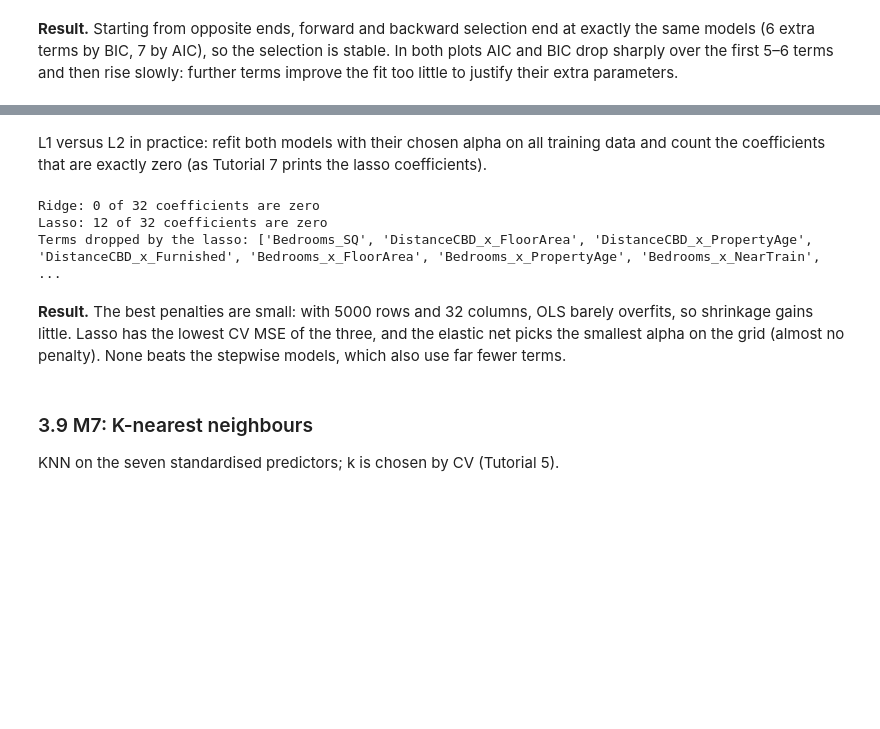
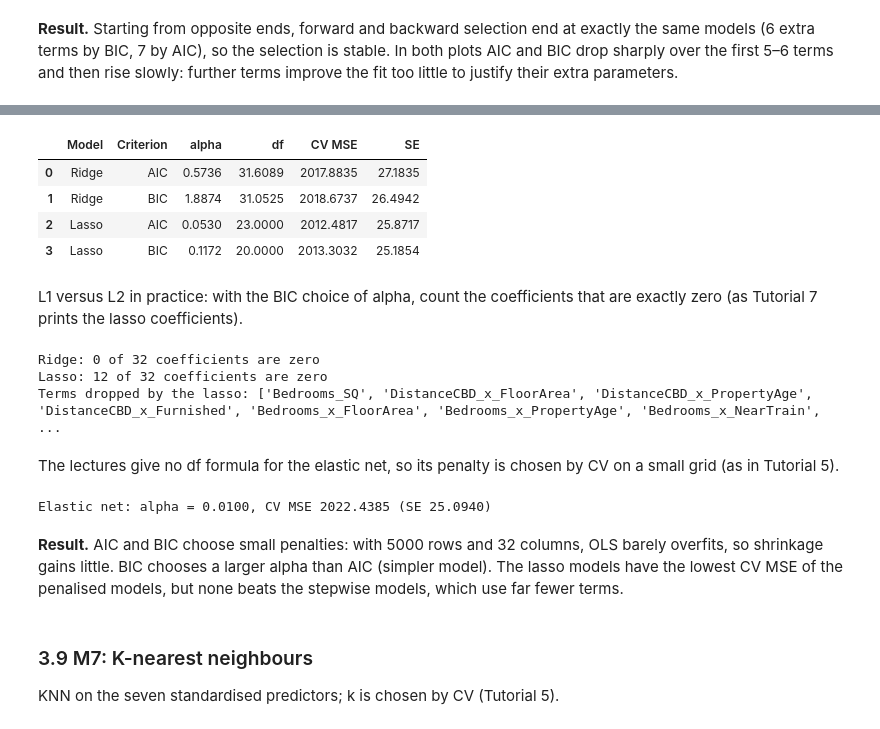
Before and after one commit to QingXueli/qbus2820, a Jupyter notebook: SID_Assignment1_implementation.ipynb, the cells around one changed output, grey strips where cells are left out. Cells and saved outputs as stored; diff of their text form; code cells hidden in the pictures; blank space fills up the shorter version.

```diff
--- a/SID_Assignment1_implementation.ipynb
+++ b/SID_Assignment1_implementation.ipynb
@@ -890,4 +905,32 @@ M6: Elastic net (alpha = 0.0100, l1_ratio = 0.9): CV MSE 2022.4385 (SE 25.0940)
+# %%
+# NOTE: not from tutorial — reason: make_pipeline puts the StandardScaler inside each CV fold, so the validation fold is
+#       never used to compute the mean and standard deviation (decision at Checkpoint 0)
+from sklearn.pipeline import make_pipeline
+from sklearn.preprocessing import StandardScaler
+
+# Evaluate the ridge and lasso models chosen by AIC and BIC with the same 10-fold CV as the other models
+m6_summary = []
+for name in ['Ridge', 'Lasso']:
+    for criterion in ['AIC', 'BIC']:
+        row = m6_path.loc[m6_path[name + ' ' + criterion].idxmin()]   # row with the smallest AIC (or BIC)
+        alpha = row['alpha']
+        if name == 'Ridge':
+            model = make_pipeline(StandardScaler(), Ridge(alpha = alpha))
+        else:
+            model = make_pipeline(StandardScaler(), Lasso(alpha = alpha, max_iter = 100000))
+        mse, se = cv_mse(model, X_all)                                 # 10-fold CV (scaling inside each fold)
+        results.append({'Model': 'M6: {} ({}, alpha = {:.4f})'.format(name, criterion, alpha), 'CV MSE': mse, 'SE': se})
+        m6_summary.append({'Model': name, 'Criterion': criterion, 'alpha': alpha, 'df': row[name + ' df'],
+                           'CV MSE': mse, 'SE': se})
+
+pd.DataFrame(m6_summary).round(4)
+# %% [output]
+|  | Model | Criterion | alpha | df | CV MSE | SE |
+| 0 | Ridge | AIC | 0.5736 | 31.6089 | 2017.8835 | 27.1835 |
+| 1 | Ridge | BIC | 1.8874 | 31.0525 | 2018.6737 | 26.4942 |
+| 2 | Lasso | AIC | 0.0530 | 23.0000 | 2012.4817 | 25.8717 |
+| 3 | Lasso | BIC | 0.1172 | 20.0000 | 2013.3032 | 25.1854 |
 # %% [markdown]
-L1 versus L2 in practice: refit both models with their chosen alpha on all training data and count the coefficients that are
-exactly zero (as Tutorial 7 prints the lasso coefficients).
+L1 versus L2 in practice: with the BIC choice of alpha, count the coefficients that are exactly zero (as Tutorial 7 prints
+the lasso coefficients).
 # %%
@@ -903,10 +945,26 @@ print('Terms dropped by the lasso:', list(lasso_coef[lasso_coef == 0].index))
 Ridge: 0 of 32 coefficients are zero
 Lasso: 12 of 32 coefficients are zero
 Terms dropped by the lasso: ['Bedrooms_SQ', 'DistanceCBD_x_FloorArea', 'DistanceCBD_x_PropertyAge', 'DistanceCBD_x_Furnished', 'Bedrooms_x_FloorArea', 'Bedrooms_x_PropertyAge', 'Bedrooms_x_NearTrain', ...
+# %% [markdown]
+The lectures give no df formula for the elastic net, so its penalty is chosen by CV on a small grid (as in Tutorial 5).
+# %%
+# Elastic net: penalty = 90% L1 + 10% L2 (l1_ratio = 0.9); small grid so the cell runs quickly
+enet_alphas = np.logspace(-2, 1, 10)     # 10 values from 0.01 to 10
+enet_cv = []
+for alpha in enet_alphas:
+    mse, se = cv_mse(make_pipeline(StandardScaler(), ElasticNet(alpha = alpha, l1_ratio = 0.9, max_iter = 100000)), X_all)
+    enet_cv.append(mse)
+
+best_enet_alpha = enet_alphas[np.argmin(enet_cv)]        # alpha with the smallest CV MSE
+mse, se = cv_mse(make_pipeline(StandardScaler(), ElasticNet(alpha = best_enet_alpha, l1_ratio = 0.9, max_iter = 100000)), X_all)
+results.append({'Model': 'M6: Elastic net (CV, alpha = {:.4f}, l1_ratio = 0.9)'.format(best_enet_alpha), 'CV MSE': mse, 'SE': se})
+print('Elastic net: alpha = {:.4f}, CV MSE {:.4f} (SE {:.4f})'.format(best_enet_alpha, mse, se))
+# %% [output]
+Elastic net: alpha = 0.0100, CV MSE 2022.4385 (SE 25.0940)
 # %% [markdown]
-**Result.** The best penalties are small: with 5000 rows and 32 columns, OLS barely overfits, so shrinkage gains little.
-Lasso has the lowest CV MSE of the three, and the elastic net picks the smallest alpha on the grid (almost no penalty).
-None beats the stepwise models, which also use far fewer terms.
+**Result.** AIC and BIC choose small penalties: with 5000 rows and 32 columns, OLS barely overfits, so shrinkage gains little.
+BIC chooses a larger alpha than AIC (simpler model). The lasso models have the lowest CV MSE of the penalised models, but
+none beats the stepwise models, which use far fewer terms.
 # %% [markdown]
 ### 3.9 M7: K-nearest neighbours
 
```
Also changed, not shown: parts of 8 cells of this notebook, 3 other files.
